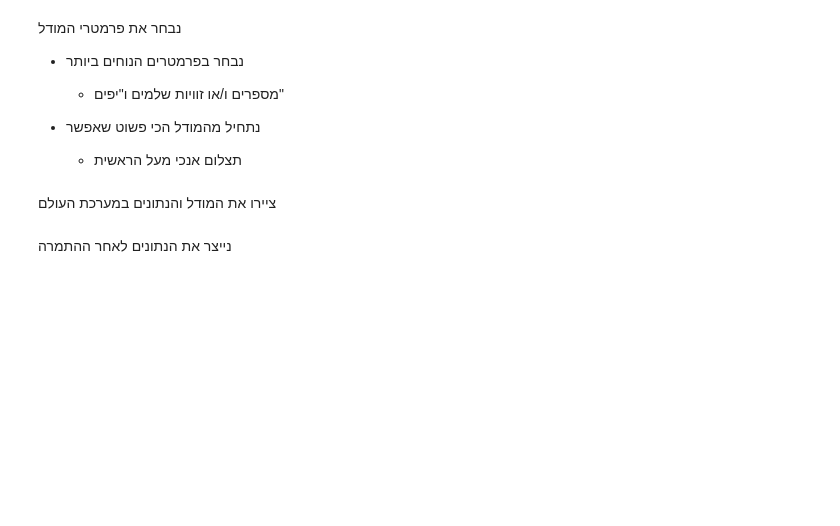
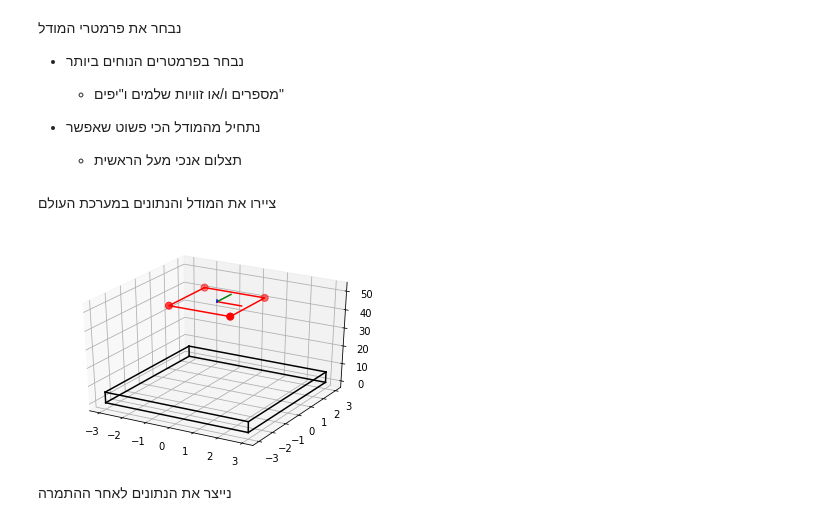
Before and after one commit to orenltr/Photo2, a Jupyter notebook: lab2.ipynb, the cells around one changed output. Drawn from its saved outputs; the diff is of its cells as text; code cells hidden in the pictures; blank space fills up the shorter version.

```diff
--- a/lab2.ipynb
+++ b/lab2.ipynb
@@ -37,3 +36,7 @@ import MatrixMethods
+# %%
+from ObjectsSynthetic import *
+edgeSize = 10
+squere = np.array([[-edgeSize/2,edgeSize/2,0],[edgeSize/2,edgeSize/2,0],[edgeSize/2,-edgeSize/2,0],[-edgeSize/2,-edgeSize/2,0]])
 # %% [markdown]
 נבחר את פרמטרי המודל
 
@@ -47,2 +48,15 @@ camera,singleimage,set orientation -ללא ההרכנות, מעל הראשית
+# %%
+# define camera
+focal_length = 35
+sensor_size = 25
+camera1 = Camera(focal_length, np.array([0, 0]), None, None, None, sensor_size)
+
+# define image
+omega = 0
+phi = 0
+kappa = 0
+Z = 50
+img1 = SingleImage(camera1)
+img1.exteriorOrientationParameters = np.array([[0, 0, Z, omega, phi, kappa]])
 # %% [markdown]
 ציירו את המודל והנתונים במערכת העולם
@@ -51,2 +63,10 @@ draw- 3D?
+# %%
+fig1 = plt.figure()
+ax = fig1.add_subplot(111, projection='3d')
+scale = 100
+img1.drawSingleImage(squere, scale, ax)
+plt.scatter(squere)
+# %% [output]
+[figure, added]
 # %% [markdown]
 נייצר את הנתונים לאחר ההתמרה
```
Also changed, not shown: parts of 11 cells of this notebook, 4 other files.
